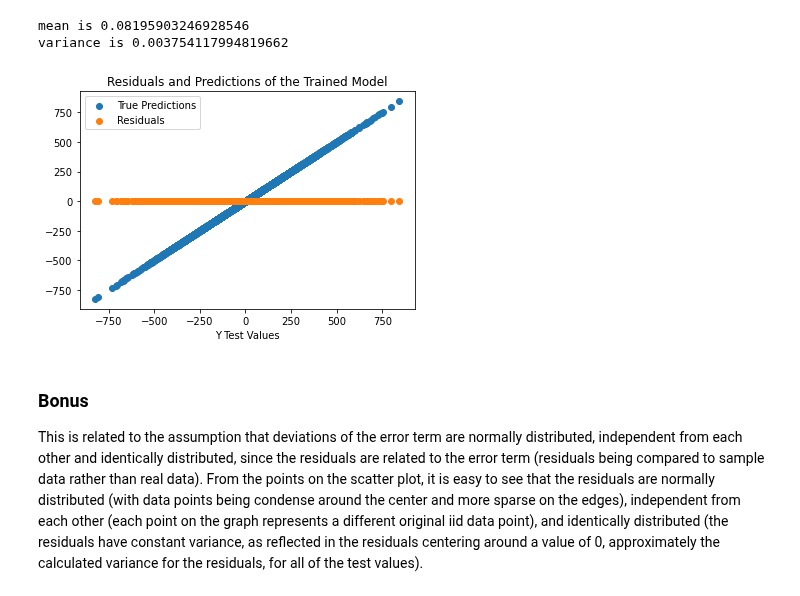
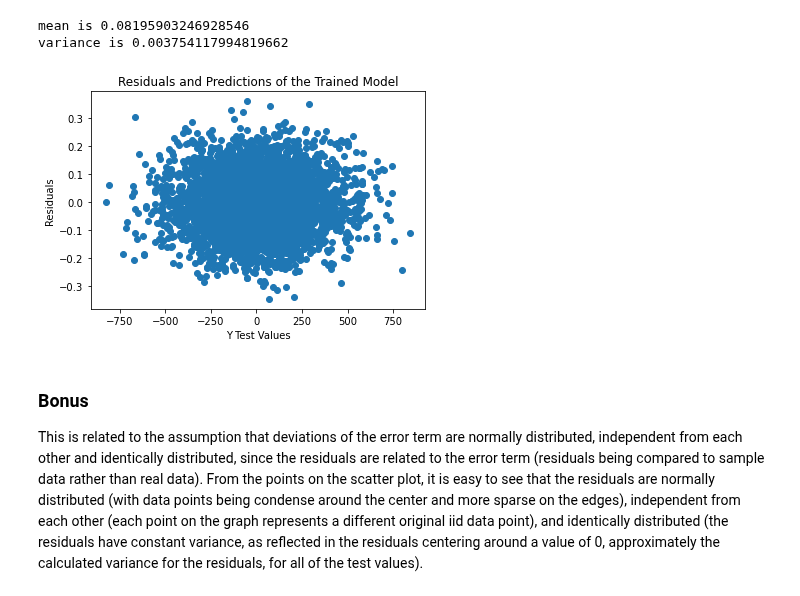
Before and after one commit to rreece15/ECE461P, a Jupyter notebook: Lab1/DSP23_Homework_1.ipynb, the cells around one changed output. Saved outputs shown, nothing was run; the diff lists cells and outputs as text; code cells hidden in the pictures.

```diff
--- a/Lab1/DSP23_Homework_1.ipynb
+++ b/Lab1/DSP23_Homework_1.ipynb
@@ -283,15 +289,15 @@ variance is 0.003754117994819662
 # %%
 # b.)
 # I don't know if this is right? Should we be plotting against x?
-pyplot.scatter(y_test, y_pred, label="True Predictions")
+# pyplot.scatter(y_test, y_pred, label="True Predictions")
 pyplot.scatter(y_test, residuals, label="Residuals")
-pyplot.legend(loc="upper left")
+# pyplot.legend(loc="upper left")
 pyplot.title("Residuals and Predictions of the Trained Model")
 pyplot.xlabel("Y Test Values")
-pyplot.ylabel("")
+pyplot.ylabel("Residuals")
 pyplot.show()
 # %% [output]
-[figure, old version]
+[figure, new version]
 # %% [markdown]
 ### Bonus
 This is related to the assumption that deviations of the error term are normally distributed, independent from each other and identically distributed, since the residuals are related to the error term (residuals being compared to sample data rather than real data). From the points on the scatter plot, it is easy to see that the residuals are normally distributed (with data points being condense around the center and more sparse on the edges), independent from each other (each point on the graph represents a different original iid data point), and identically distributed (the residuals have constant variance, as reflected in the residuals centering around a value of 0, approximately the calculated variance for the residuals, for all of the test values).
```
Also changed, not shown: parts of 3 cells of this notebook.
